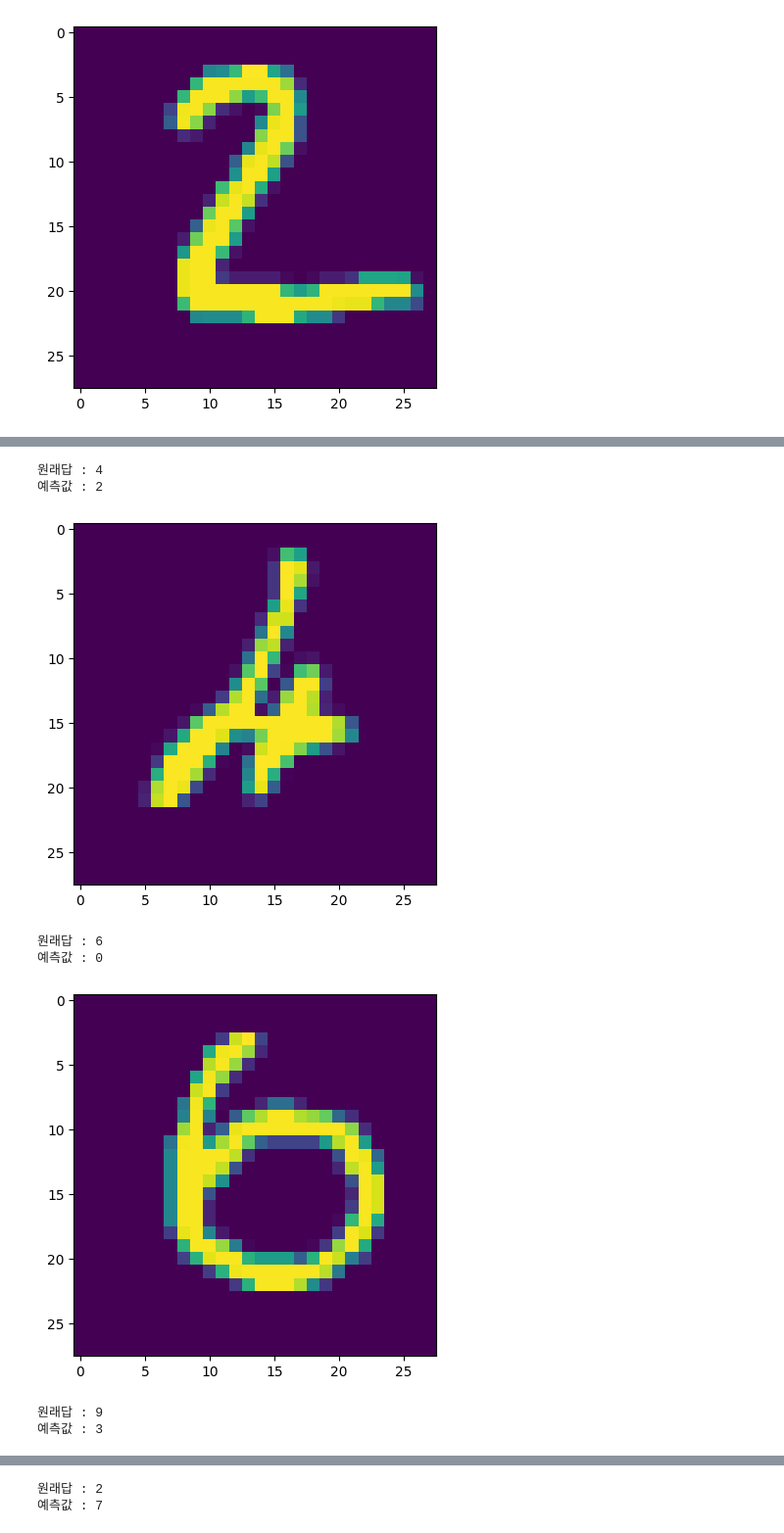
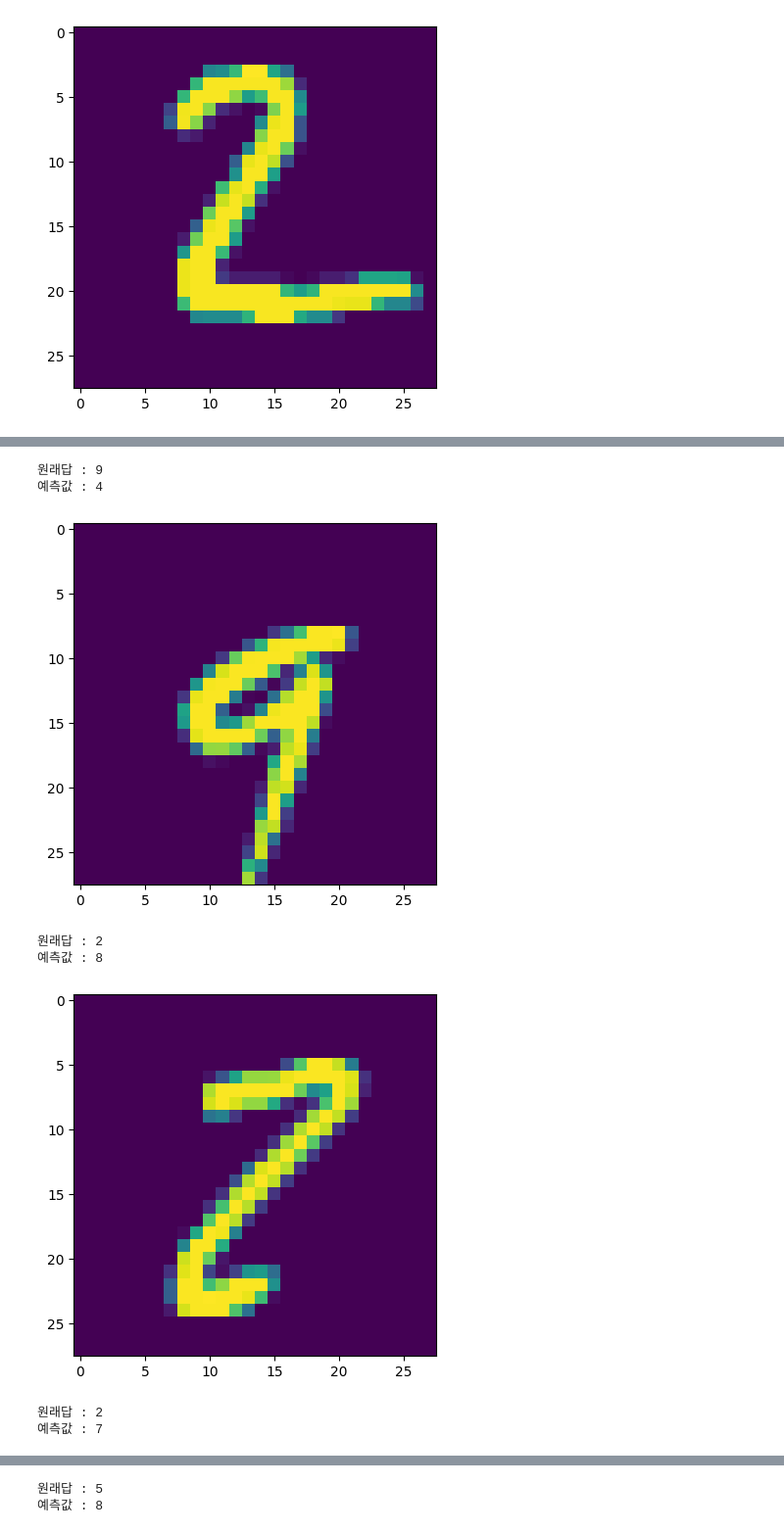
Before and after one commit to jewons91/dl-dev, a Jupyter notebook: ch02/케라스에서 mnist 이미지분류.ipynb, the cells around one changed output, grey strips where cells are left out. Shown at 98% size. Cells and saved outputs as stored; diff of their text form; code cells hidden in the pictures.

```diff
--- a/ch02/케라스에서 mnist 이미지분류.ipynb
+++ b/ch02/케라스에서 mnist 이미지분류.ipynb
@@ -1,6 +1,6 @@
 # %%
 # 이미지 데이터 로딩
 from tensorflow.keras.datasets import mnist # module.load_data()
-(train_images, train_labels), (test_images, test_labels) = mnist.load_data()
+(train_image,train_labels),(test_image,test_labels)=mnist.load_data()
 # %%
 # 학습 데이터 구조 확인
@@ -186,4 +166,5 @@ plt.show()
 # %%
+
 # 예측값 == 원래값 => boolean
 import pandas as pd
 predictions=model.predict(test_images).argmax(axis=1)
@@ -195,8 +176,7 @@ result_df=pd.DataFrame({
 result_df['bool']=result_df['예측값']==result_df['원래값']
 false_labels_indexs=result_df[result_df['bool']==False].index
 
-
-for idx in false_labels_indexs[:5]: # 뒤에서 5개 출력
+for idx in false_labels_indexs[-5:]: # 뒤에서 5개 출력
     print(f'원래답 : {test_labels[idx]}')
     print(f'예측값 : {predictions[idx]}')
     plt.imshow(test_images[idx].reshape((28,28)))
@@ -209,8 +189,8 @@ for idx in false_labels_indexs[:5]: # 뒤에서 5개 출력
-원래답 : 4
-예측값 : 2
+원래답 : 9
+예측값 : 4
-[figure, old version]
+[figure, new version]
-원래답 : 6
-예측값 : 0
+원래답 : 2
+예측값 : 8
-[figure, old version]
+[figure, new version]
-원래답 : 9
-예측값 : 3
+원래답 : 2
+예측값 : 7
@@ -218,2 +198,2 @@ for idx in false_labels_indexs[:5]: # 뒤에서 5개 출력
-원래답 : 2
-예측값 : 7
+원래답 : 5
+예측값 : 8
```
Also changed, not shown: parts of 19 cells of this notebook.
